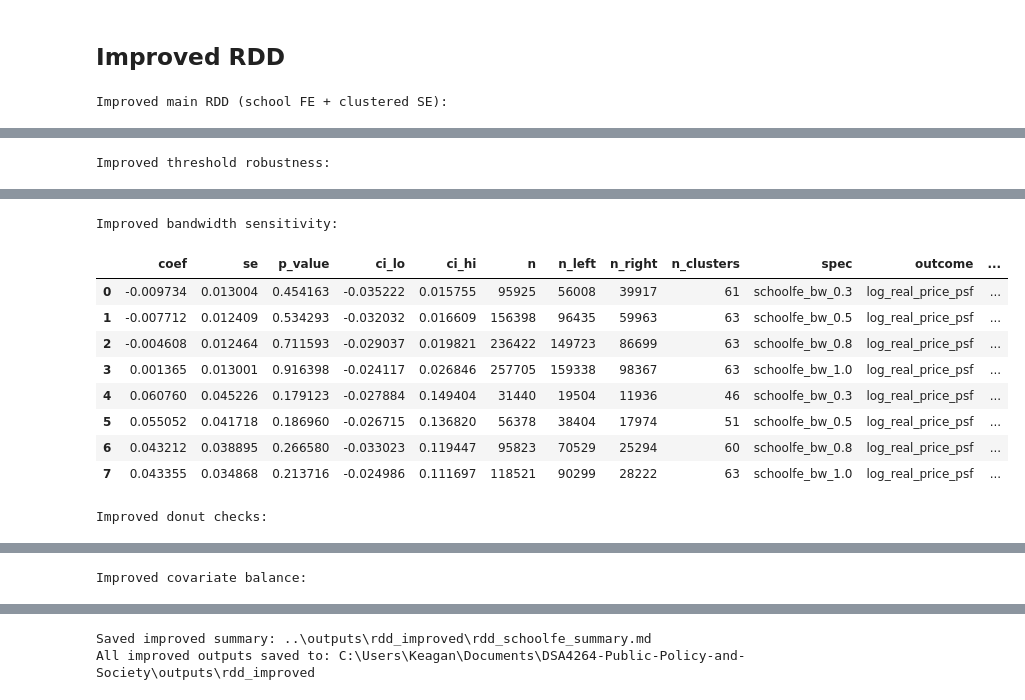
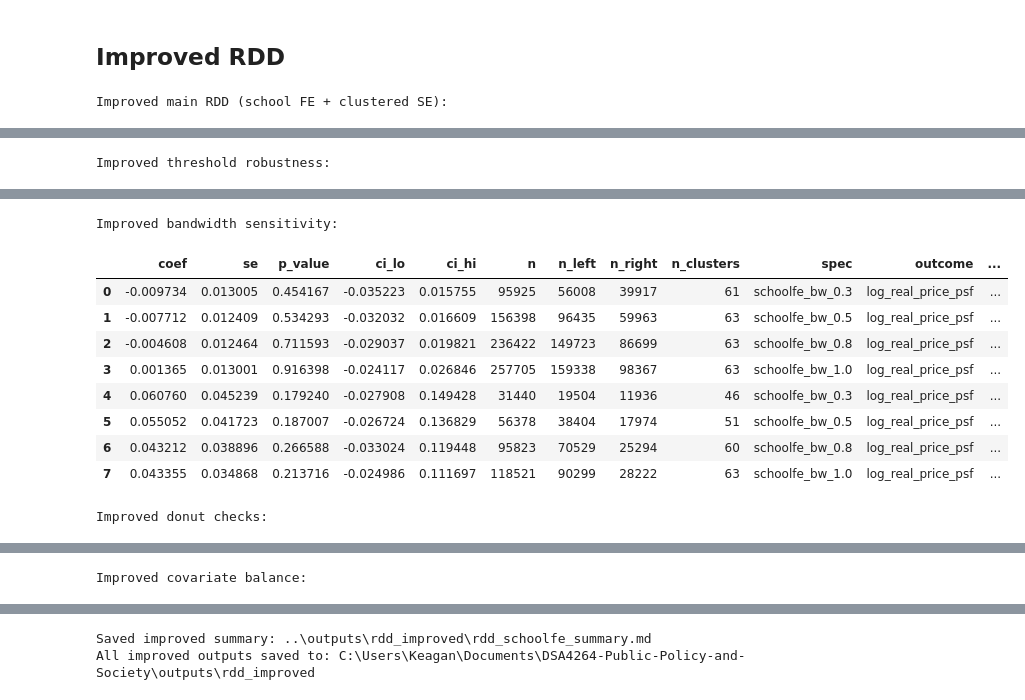
Before and after one commit to KeaganLai/DSA4264-Public-Policy-and-Society, a Jupyter notebook: src/rdd.ipynb, the cells around one changed output, grey strips where cells are left out. Cells and saved outputs as stored; diff of their text form; code cells hidden in the pictures.

Commit message:
Change Improved RDD work variable type from String to Category, troubleshoot

```diff
--- a/src/rdd.ipynb
+++ b/src/rdd.ipynb
@@ -801,7 +787,7 @@ def run_schoolfe_rdd_spec(
         raise ValueError(f"Missing school-name column: {s_col}")
 
     work = make_running_data(data, threshold=threshold, cutoff_km=cutoff).copy()
-    work["school_id"] = work[s_col].astype("string")
+    work["school_id"] = work[s_col].astype("category")
 
     work = work[work["school_id"].notna()].copy()
     if donut_km > 0:
@@ -1028,12 +1014,12 @@ Improved threshold robustness:
 Improved bandwidth sensitivity:
 |  | coef | se | p_value | ci_lo | ci_hi | n | n_left | n_right | n_clusters | spec | outcome | ... |
-| 0 | -0.009734 | 0.013004 | 0.454163 | -0.035222 | 0.015755 | 95925 | 56008 | 39917 | 61 | schoolfe_bw_0.3 | log_real_price_psf | ... |
+| 0 | -0.009734 | 0.013005 | 0.454167 | -0.035223 | 0.015755 | 95925 | 56008 | 39917 | 61 | schoolfe_bw_0.3 | log_real_price_psf | ... |
 | 1 | -0.007712 | 0.012409 | 0.534293 | -0.032032 | 0.016609 | 156398 | 96435 | 59963 | 63 | schoolfe_bw_0.5 | log_real_price_psf | ... |
 | 2 | -0.004608 | 0.012464 | 0.711593 | -0.029037 | 0.019821 | 236422 | 149723 | 86699 | 63 | schoolfe_bw_0.8 | log_real_price_psf | ... |
 | 3 | 0.001365 | 0.013001 | 0.916398 | -0.024117 | 0.026846 | 257705 | 159338 | 98367 | 63 | schoolfe_bw_1.0 | log_real_price_psf | ... |
-| 4 | 0.060760 | 0.045226 | 0.179123 | -0.027884 | 0.149404 | 31440 | 19504 | 11936 | 46 | schoolfe_bw_0.3 | log_real_price_psf | ... |
-| 5 | 0.055052 | 0.041718 | 0.186960 | -0.026715 | 0.136820 | 56378 | 38404 | 17974 | 51 | schoolfe_bw_0.5 | log_real_price_psf | ... |
-| 6 | 0.043212 | 0.038895 | 0.266580 | -0.033023 | 0.119447 | 95823 | 70529 | 25294 | 60 | schoolfe_bw_0.8 | log_real_price_psf | ... |
+| 4 | 0.060760 | 0.045239 | 0.179240 | -0.027908 | 0.149428 | 31440 | 19504 | 11936 | 46 | schoolfe_bw_0.3 | log_real_price_psf | ... |
+| 5 | 0.055052 | 0.041723 | 0.187007 | -0.026724 | 0.136829 | 56378 | 38404 | 17974 | 51 | schoolfe_bw_0.5 | log_real_price_psf | ... |
+| 6 | 0.043212 | 0.038896 | 0.266588 | -0.033024 | 0.119448 | 95823 | 70529 | 25294 | 60 | schoolfe_bw_0.8 | log_real_price_psf | ... |
 | 7 | 0.043355 | 0.034868 | 0.213716 | -0.024986 | 0.111697 | 118521 | 90299 | 28222 | 63 | schoolfe_bw_1.0 | log_real_price_psf | ... |
 Improved donut checks:
 |  | coef | se | p_value | ci_lo | ci_hi | n | n_left | n_right | n_clusters | spec | outcome | ... |
```
Also changed, not shown: parts of 3 cells of this notebook, 5 other files.
